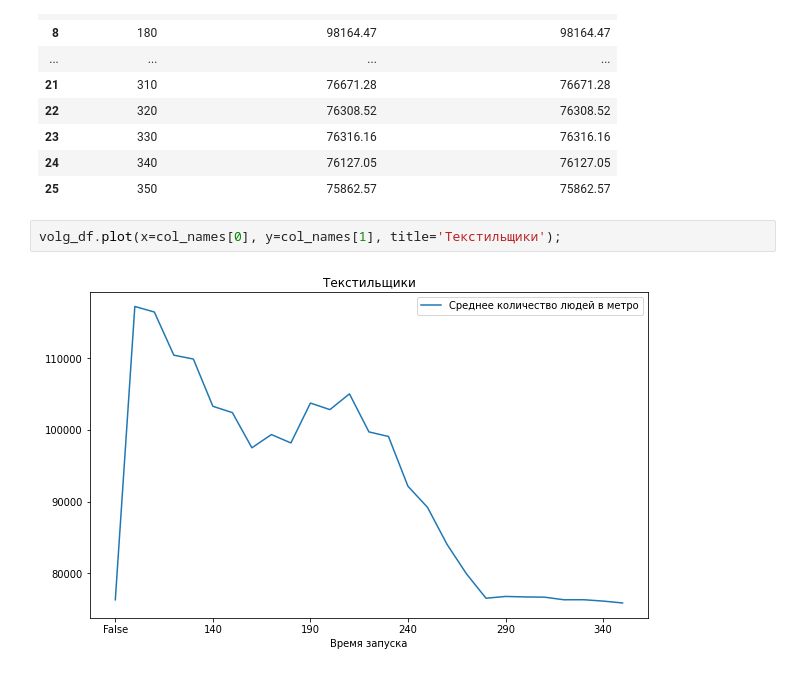
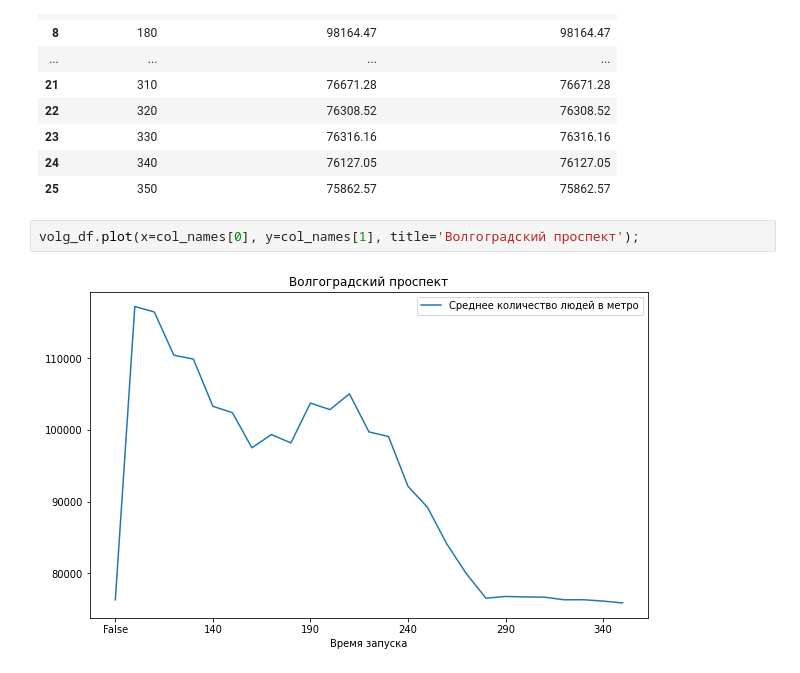
Before and after one commit to Migisen/r_homeworks, a Jupyter notebook: hw1/kit_researcher.ipynb, the cells around one changed output. Saved outputs shown, nothing was run; the diff lists cells and outputs as text.

```diff
--- a/hw1/kit_researcher.ipynb
+++ b/hw1/kit_researcher.ipynb
@@ -534,6 +534,6 @@ volg_df
 | 24 | 340 | 76127.05 | 76127.05 |
 | 25 | 350 | 75862.57 | 75862.57 |
 # %%
-volg_df.plot(x=col_names[0], y=col_names[1], title='Текстильщики');
+volg_df.plot(x=col_names[0], y=col_names[1], title='Волгоградский проспект');
 # %% [output]
-[figure, old version]
+[figure, new version]
```
